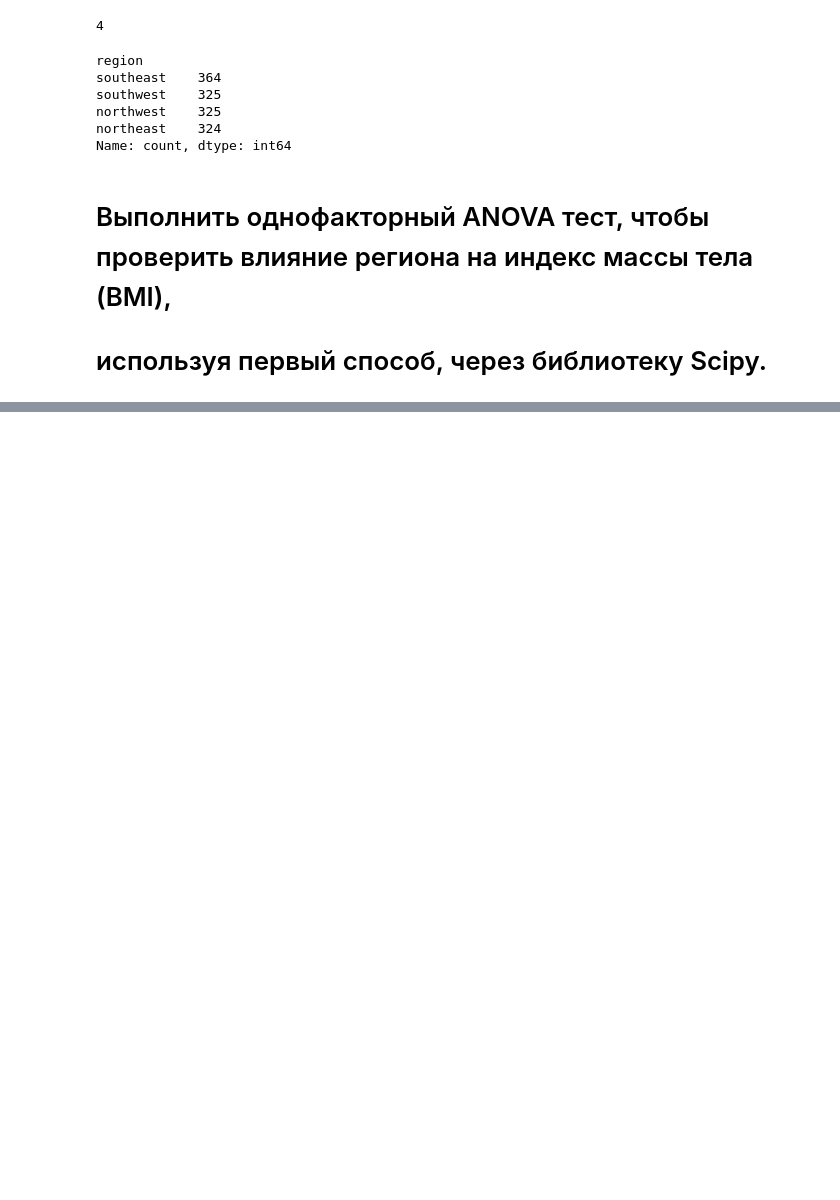
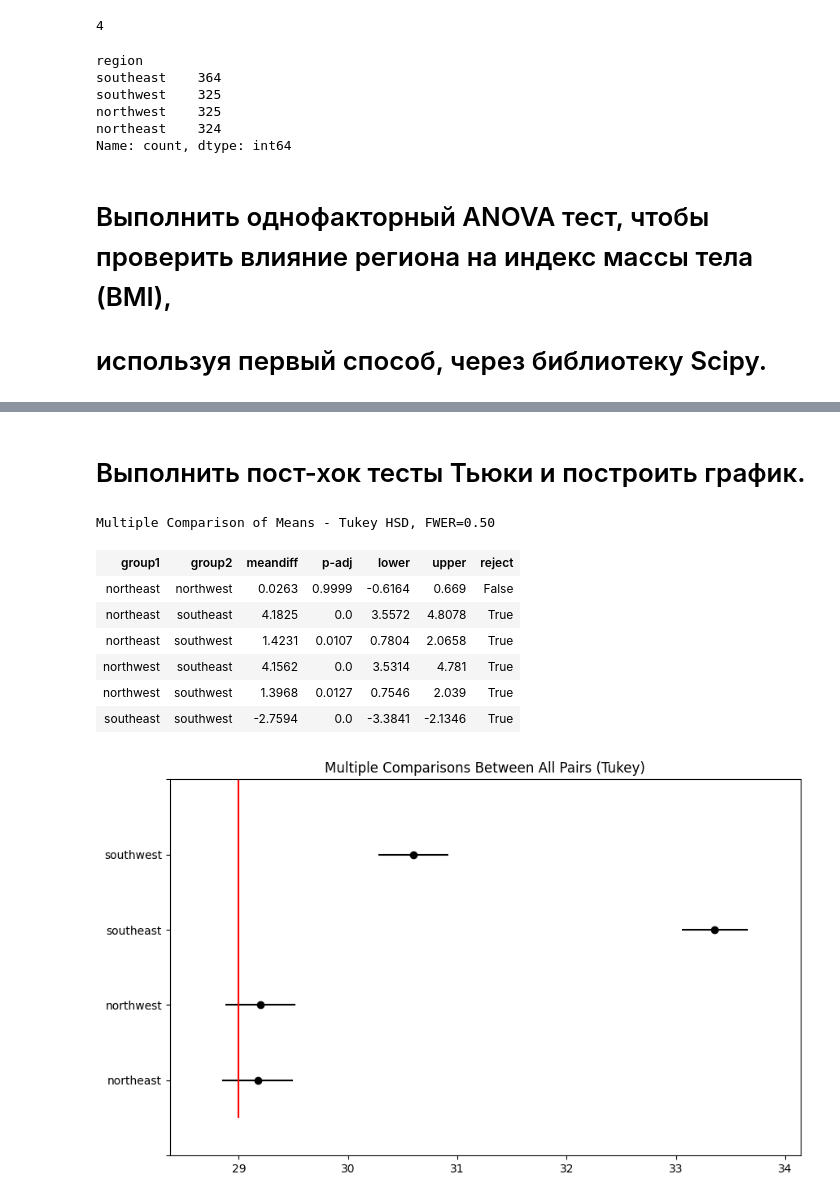
Before and after one commit to FilippYV/Big_Data_analysis_technologies_and_tools, a Jupyter notebook: Practical_work/Pr_4.ipynb, the cells around one changed output, grey strips where cells are left out. Drawn from its saved outputs; the diff is of its cells as text; code cells hidden in the pictures; blank space fills up the shorter version.

```diff
--- a/Practical_work/Pr_4.ipynb
+++ b/Practical_work/Pr_4.ipynb
@@ -541,0 +661,2 @@ Name: count, dtype: int64
+# %% [markdown]
+# Выполнить пост-хок тесты Тьюки и построить график.
@@ -541,0 +665,15 @@ Name: count, dtype: int64
+# %%
+tukey = pairwise_tukeyhsd(endog=dataset.bmi, groups=dataset.region, alpha=0.5)
+tukey.plot_simultaneous()
+plt.vlines(x=29, ymin=-0.5, ymax=4.5, color='red')
+tukey.summary()
+# %% [output]
+Multiple Comparison of Means - Tukey HSD, FWER=0.50
+| group1 | group2 | meandiff | p-adj | lower | upper | reject |
+| northeast | northwest | 0.0263 | 0.9999 | -0.6164 | 0.669 | False |
+| northeast | southeast | 4.1825 | 0.0 | 3.5572 | 4.8078 | True |
+| northeast | southwest | 1.4231 | 0.0107 | 0.7804 | 2.0658 | True |
+| northwest | southeast | 4.1562 | 0.0 | 3.5314 | 4.781 | True |
+| northwest | southwest | 1.3968 | 0.0127 | 0.7546 | 2.039 | True |
+| southeast | southwest | -2.7594 | 0.0 | -3.3841 | -2.1346 | True |
+[figure, added]
```
Also changed, not shown: parts of 28 cells of this notebook, 1 other file.
